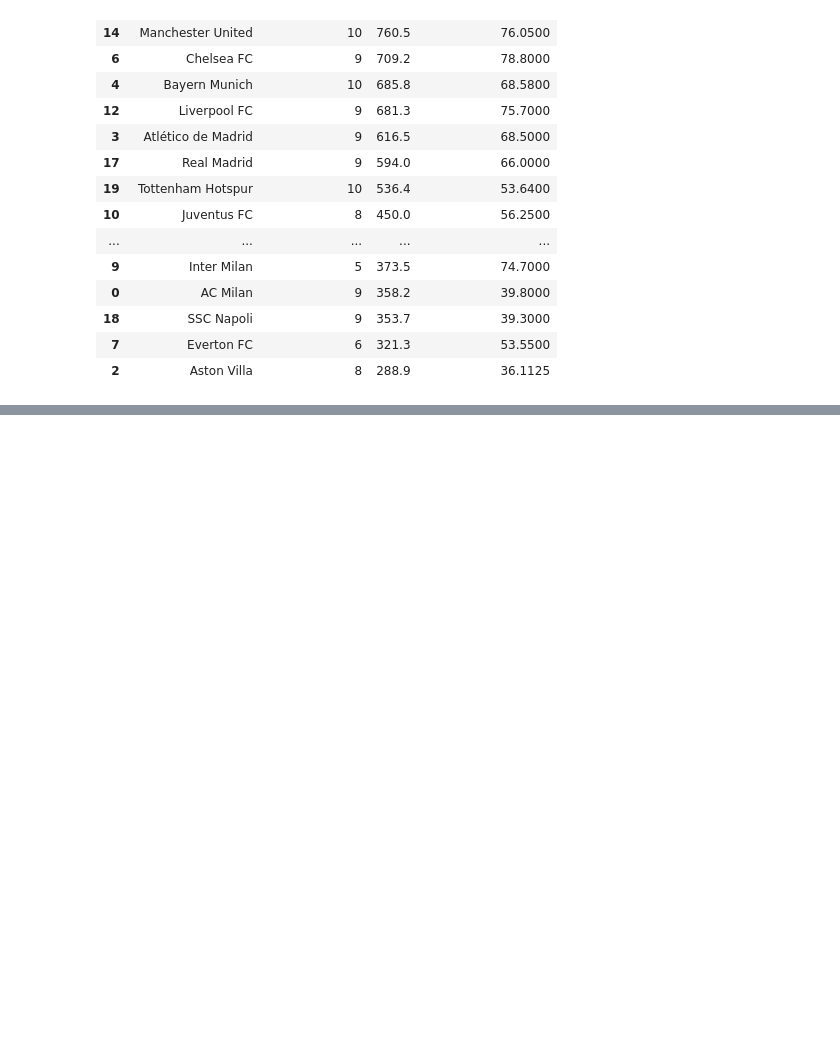
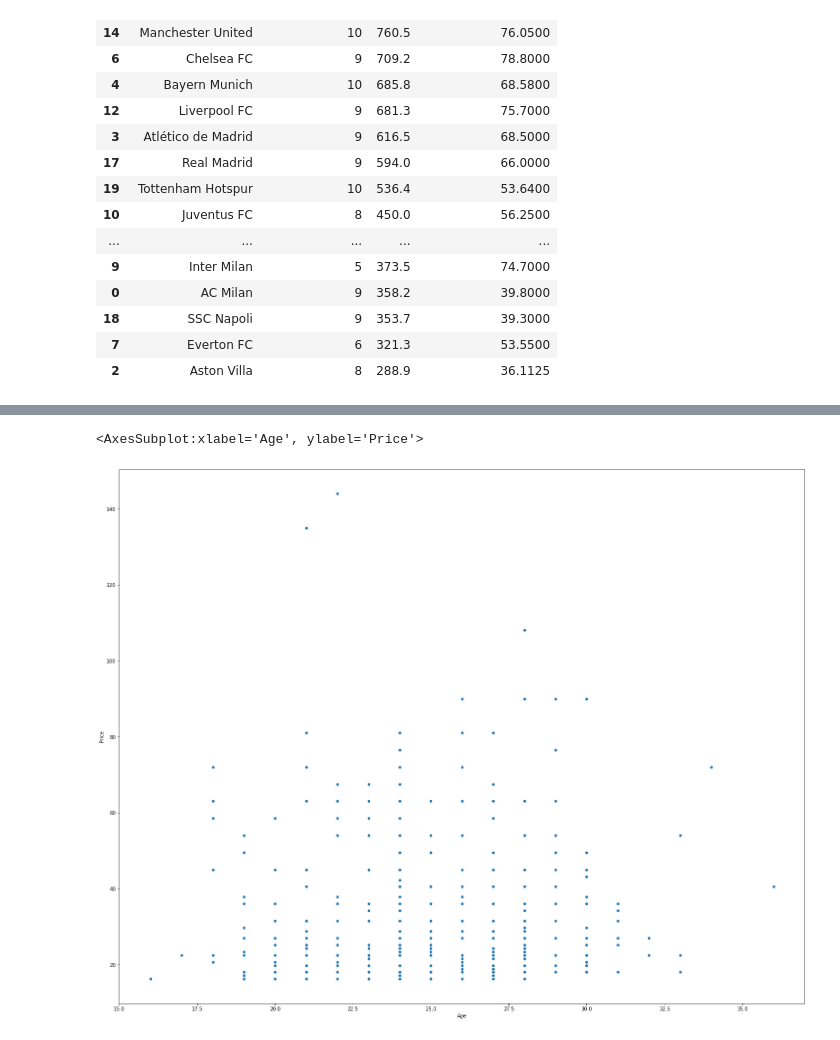
Before and after one commit to l-aleksashka-l/ML, a Jupyter notebook: Stepik/Football.ipynb, the cells around one changed output, grey strips where cells are left out. Saved outputs shown, nothing was run; the diff lists cells and outputs as text; code cells hidden in the pictures; blank space fills up the shorter version.

```diff
--- a/Stepik/Football.ipynb
+++ b/Stepik/Football.ipynb
@@ -270,0 +282,6 @@ top20_count_player
+# %%
+plt.figure(figsize=(25,20))
+sns.scatterplot(data=players, x="Age", y="Price")
+# %% [output]
+<AxesSubplot:xlabel='Age', ylabel='Price'>
+[figure, added]
```
Also changed, not shown: parts of 3 cells of this notebook.
